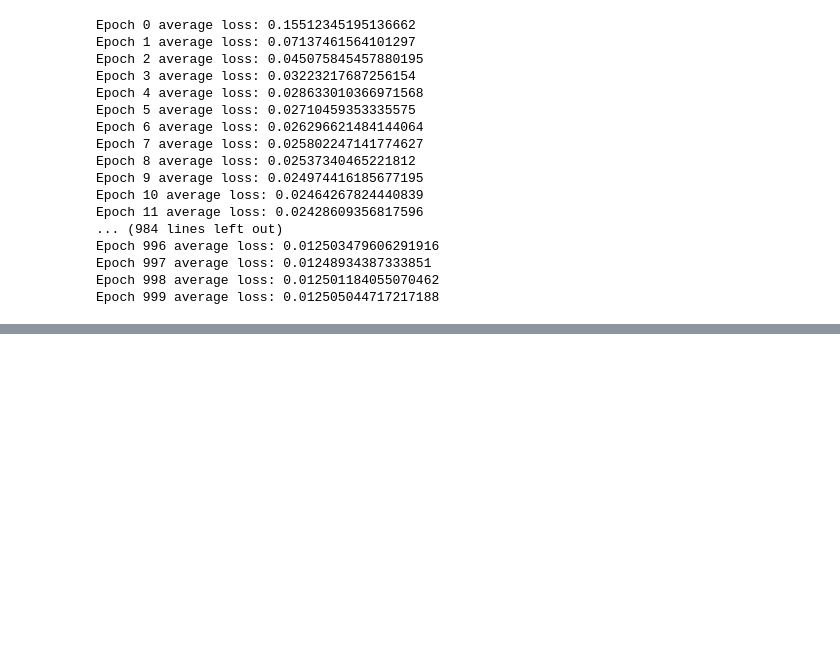
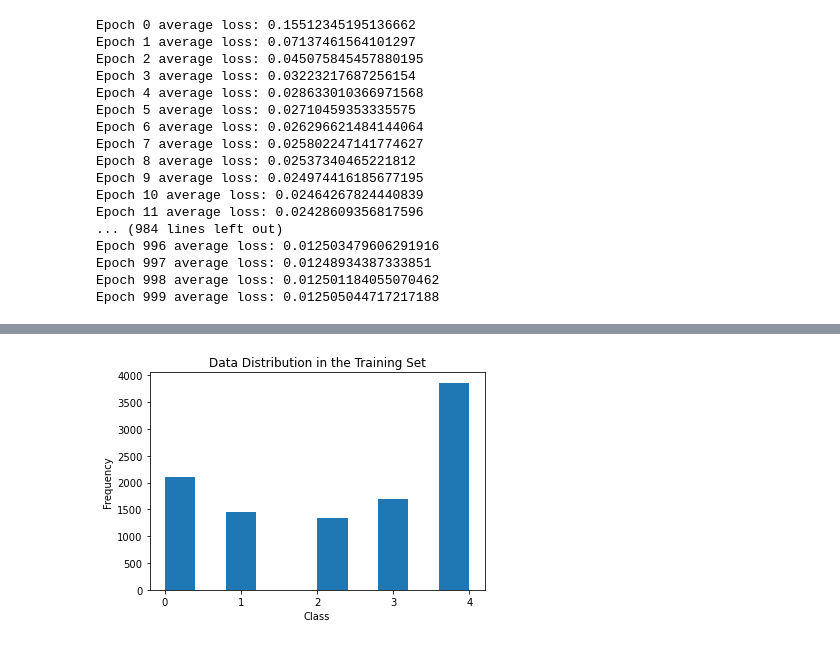
Before and after one commit to Sarthak-22/CS6910-Fundamentals-Of-Deep-Learning, a Jupyter notebook: Assignment_2/Task2/Untitled.ipynb, the cells around one changed output, grey strips where cells are left out. Cells and saved outputs as stored; diff of their text form; code cells hidden in the pictures; blank space fills up the shorter version.

```diff
--- a/Assignment_2/Task2/Untitled.ipynb
+++ b/Assignment_2/Task2/Untitled.ipynb
@@ -264,0 +424,9 @@ torch.save(aann3.state_dict(), "aann3.pth")
+# %%
+plt.xlabel("Class")
+plt.ylabel("Frequency")
+plt.hist(y_actual_train)
+plt.xticks([0,1,2,3,4])
+plt.title("Data Distribution in the Training Set")
+plt.savefig("data.jpg")
+# %% [output]
+[figure, added]
```
Also changed, not shown: parts of 19 cells of this notebook, 27 other files.
